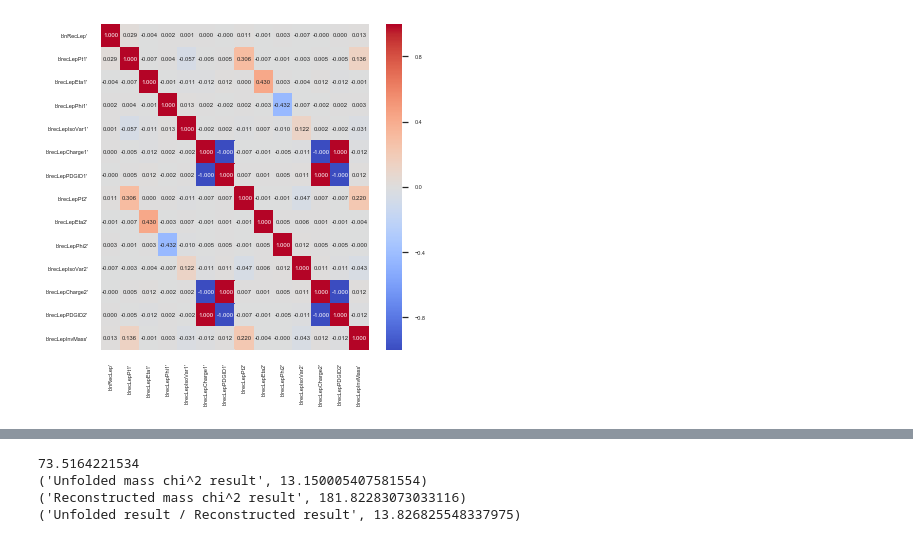
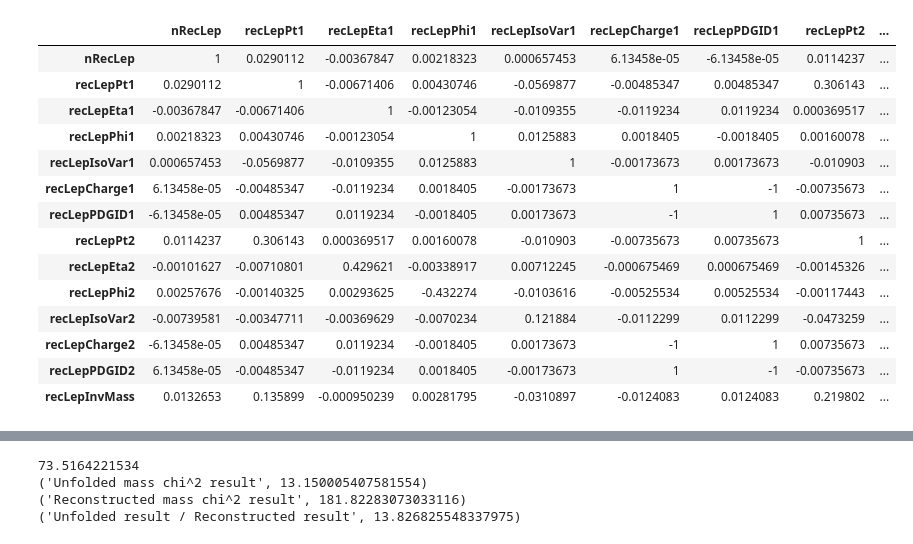
Before and after one commit to isildakbora/ML_Unfolding_SSP, a Jupyter notebook: ML_Training/train_keras_classification_migrationVector.ipynb, the cells around one changed output, grey strips where cells are left out. Drawn from its saved outputs; the diff is of its cells as text; code cells hidden in the pictures.

```diff
--- a/ML_Training/train_keras_classification_migrationVector.ipynb
+++ b/ML_Training/train_keras_classification_migrationVector.ipynb
@@ -84,15 +84,23 @@ for i in range(len(y)):
         genMass.append(y[i])
 
 df = pd.DataFrame(xNew, columns = events.keys()[:-1])
-# %%
-import seaborn as sns
-sns.set(rc={'figure.figsize':(6,6)})
-sns.set(font_scale=0.5)
-fig, ax = plt.subplots()
-corr = df.corr(method='pearson')
-sns.heatmap(corr, annot=True, fmt='.3f', cmap=plt.get_cmap('coolwarm'), cbar=True, ax=ax)
-ax.set_yticklabels(ax.get_yticklabels(), rotation="horizontal")
-plt.savefig('result.pdf', bbox_inches='tight', pad_inches=0.0)
-# %% [output]
-[figure, removed]
+# %%
+corr = df.corr()
+corr.style.background_gradient(cmap='coolwarm')
+# %% [output]
+|  | nRecLep | recLepPt1 | recLepEta1 | recLepPhi1 | recLepIsoVar1 | recLepCharge1 | recLepPDGID1 | recLepPt2 | ... |
+| nRecLep | 1 | 0.0290112 | -0.00367847 | 0.00218323 | 0.000657453 | 6.13458e-05 | -6.13458e-05 | 0.0114237 | ... |
+| recLepPt1 | 0.0290112 | 1 | -0.00671406 | 0.00430746 | -0.0569877 | -0.00485347 | 0.00485347 | 0.306143 | ... |
+| recLepEta1 | -0.00367847 | -0.00671406 | 1 | -0.00123054 | -0.0109355 | -0.0119234 | 0.0119234 | 0.000369517 | ... |
+| recLepPhi1 | 0.00218323 | 0.00430746 | -0.00123054 | 1 | 0.0125883 | 0.0018405 | -0.0018405 | 0.00160078 | ... |
+| recLepIsoVar1 | 0.000657453 | -0.0569877 | -0.0109355 | 0.0125883 | 1 | -0.00173673 | 0.00173673 | -0.010903 | ... |
+| recLepCharge1 | 6.13458e-05 | -0.00485347 | -0.0119234 | 0.0018405 | -0.00173673 | 1 | -1 | -0.00735673 | ... |
+| recLepPDGID1 | -6.13458e-05 | 0.00485347 | 0.0119234 | -0.0018405 | 0.00173673 | -1 | 1 | 0.00735673 | ... |
+| recLepPt2 | 0.0114237 | 0.306143 | 0.000369517 | 0.00160078 | -0.010903 | -0.00735673 | 0.00735673 | 1 | ... |
+| recLepEta2 | -0.00101627 | -0.00710801 | 0.429621 | -0.00338917 | 0.00712245 | -0.000675469 | 0.000675469 | -0.00145326 | ... |
+| recLepPhi2 | 0.00257676 | -0.00140325 | 0.00293625 | -0.432274 | -0.0103616 | -0.00525534 | 0.00525534 | -0.00117443 | ... |
+| recLepIsoVar2 | -0.00739581 | -0.00347711 | -0.00369629 | -0.0070234 | 0.121884 | -0.0112299 | 0.0112299 | -0.0473259 | ... |
+| recLepCharge2 | -6.13458e-05 | 0.00485347 | 0.0119234 | -0.0018405 | 0.00173673 | -1 | 1 | 0.00735673 | ... |
+| recLepPDGID2 | 6.13458e-05 | -0.00485347 | -0.0119234 | 0.0018405 | -0.00173673 | 1 | -1 | -0.00735673 | ... |
+| recLepInvMass | 0.0132653 | 0.135899 | -0.000950239 | 0.00281795 | -0.0310897 | -0.0124083 | 0.0124083 | 0.219802 | ... |
 # %%
```
Also changed, not shown: parts of 6 cells of this notebook, 2 other files.
